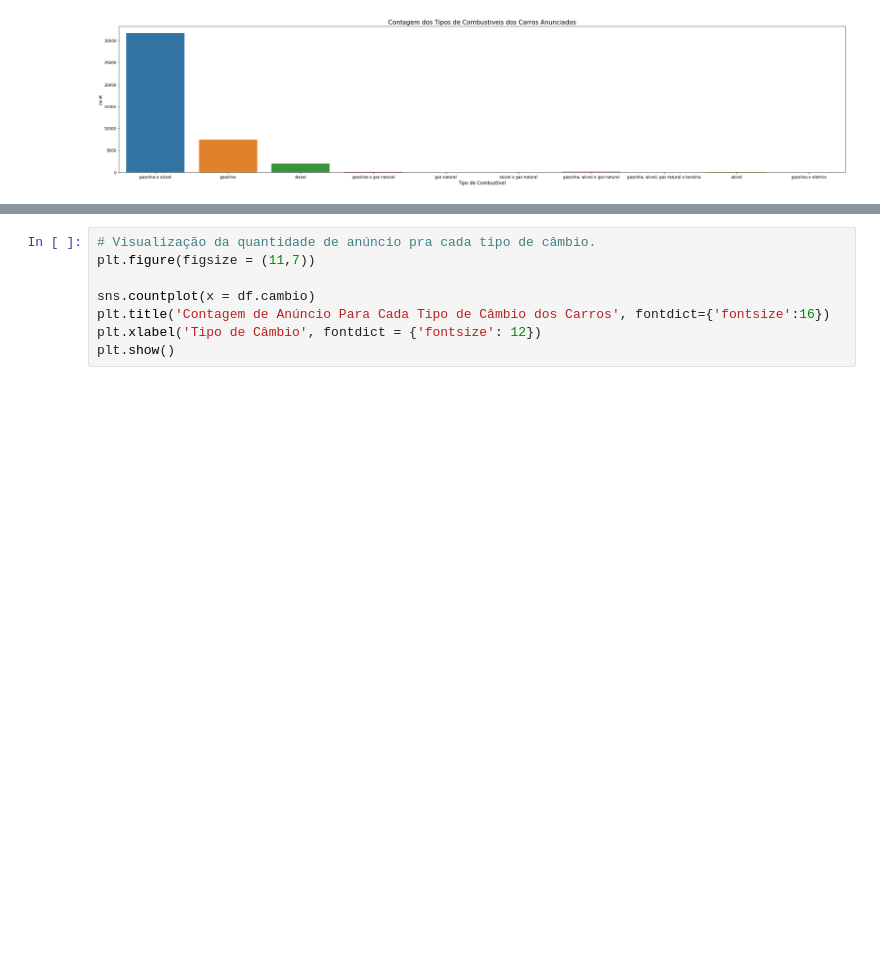
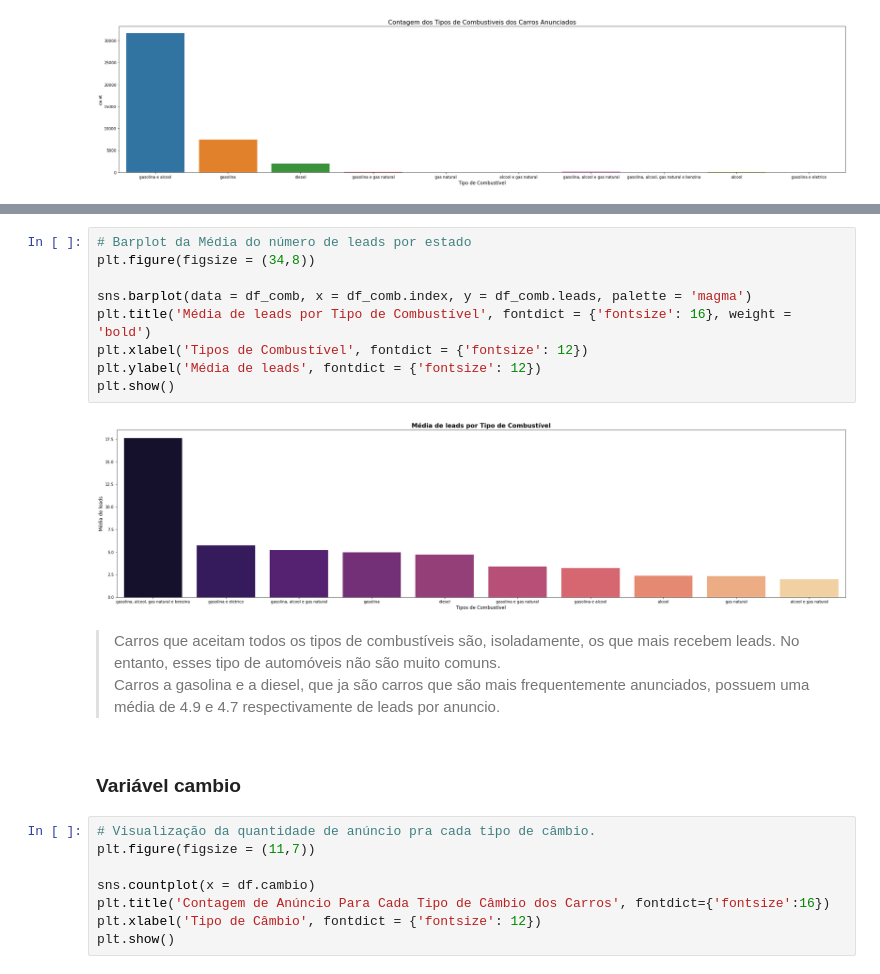
Before and after one commit to rafajovelho/Case1, a Jupyter notebook: Case-GCBInvestimentosipynb.ipynb, the cells around one changed output, grey strips where cells are left out. Cells and saved outputs as stored; diff of their text form; blank space fills up the shorter version.

```diff
--- a/Case-GCBInvestimentosipynb.ipynb
+++ b/Case-GCBInvestimentosipynb.ipynb
@@ -361,3 +396,19 @@ A maior parte dos carros são flex(gasolina e álcool), seguidos por abastecimen
+# %%
+# Barplot da Média do número de leads por estado
+plt.figure(figsize = (34,8))
+
+sns.barplot(data = df_comb, x = df_comb.index, y = df_comb.leads, palette = 'magma')
+plt.title('Média de leads por Tipo de Combustível', fontdict = {'fontsize': 16}, weight = 'bold')
+plt.xlabel('Tipos de Combustível', fontdict = {'fontsize': 12})
+plt.ylabel('Média de leads', fontdict = {'fontsize': 12})
+plt.show()
+# %% [output]
+[figure, added]
+# %% [markdown]
+> Carros que aceitam todos os tipos de combustíveis são, isoladamente, os que mais recebem leads. No entanto, esses tipo de automóveis não são muito comuns.
+Carros a gasolina e a diesel, que ja são carros que são mais frequentemente anunciados, possuem uma média de 4.9 e 4.7 respectivamente de leads por anuncio.
+# %% [markdown]
+### Variável cambio
 # %%
 # Visualização da quantidade de anúncio pra cada tipo de câmbio.
 plt.figure(figsize = (11,7))
```
Also changed, not shown: parts of 59 cells of this notebook, 1 other file.
